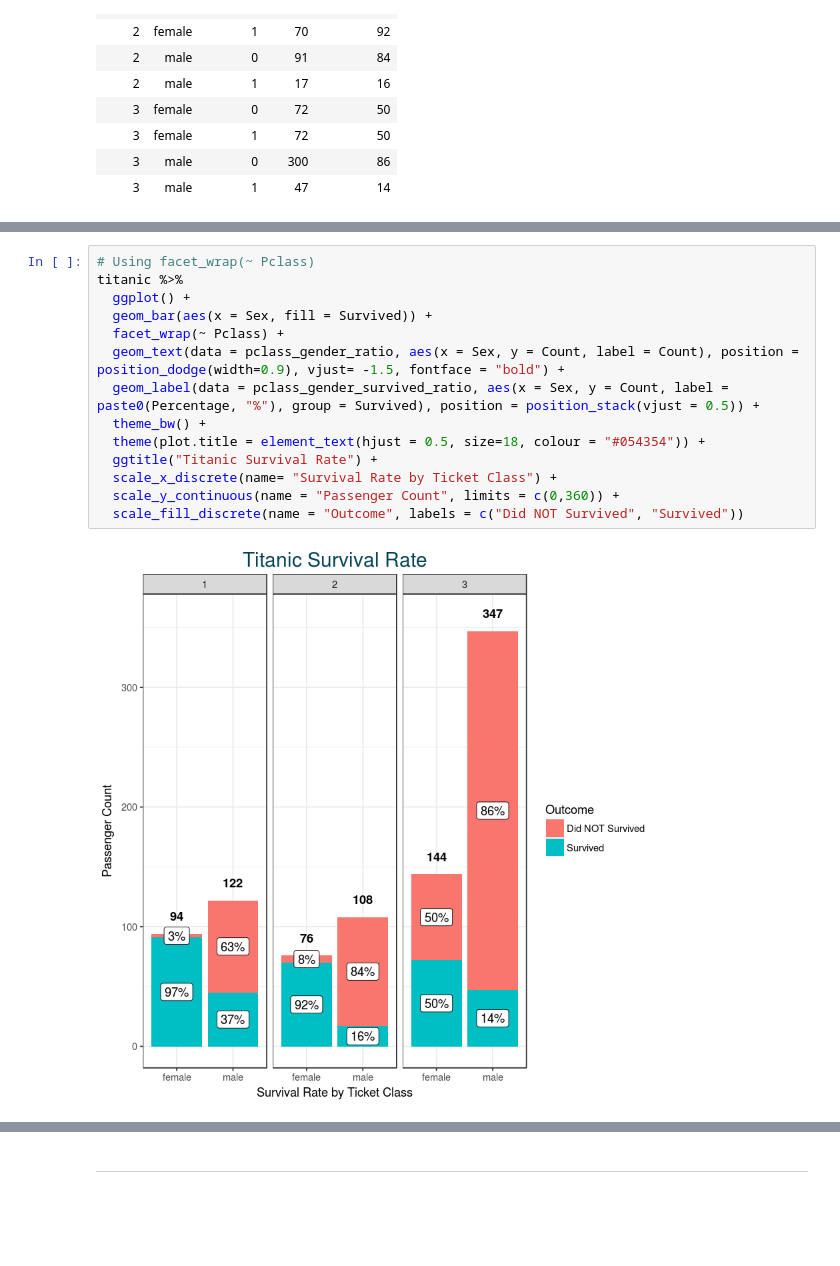
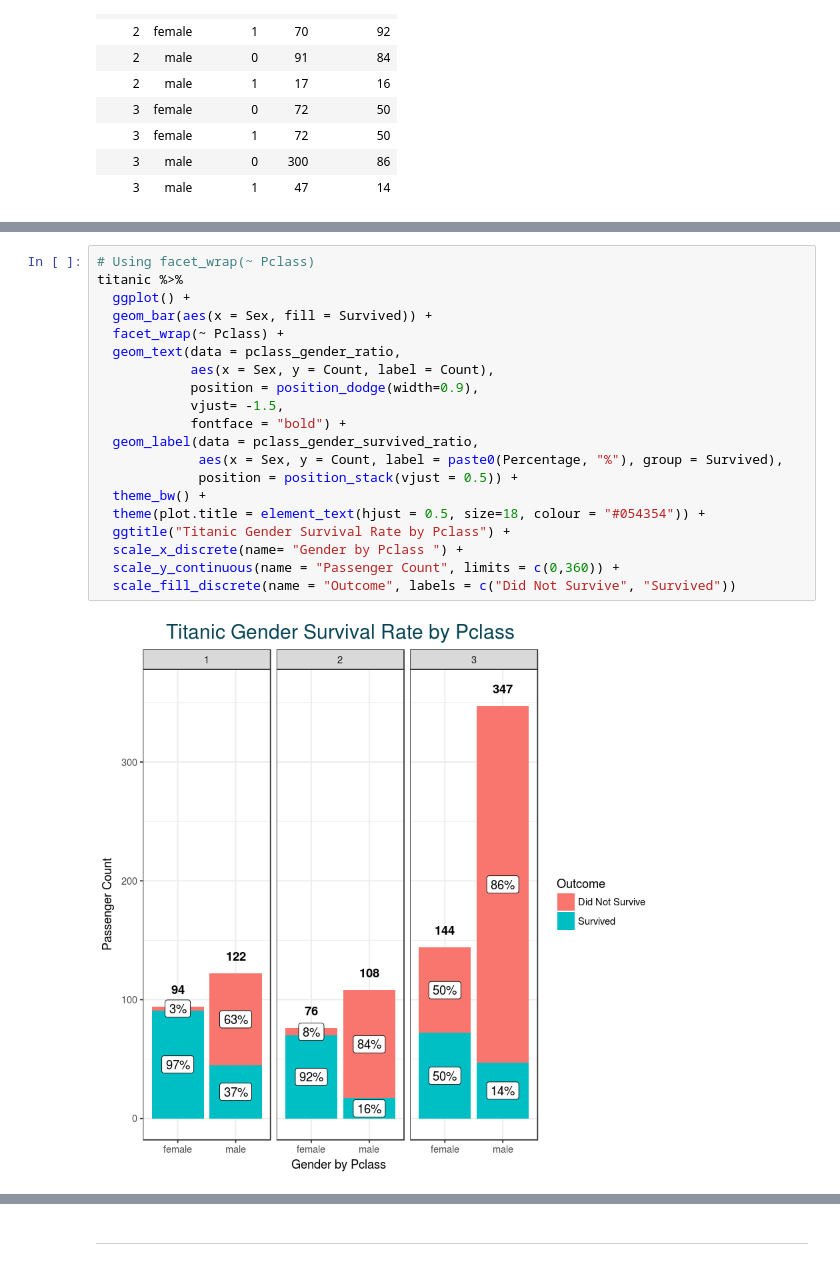
Before and after one commit to romabash/kaggle-titanic, a Jupyter notebook: notebooks/2_Initial-Visualization.ipynb, the cells around one changed output, grey strips where cells are left out. Saved outputs shown, nothing was run; the diff lists cells and outputs as text; blank space fills up the shorter version.

```diff
--- a/notebooks/2_Initial-Visualization.ipynb
+++ b/notebooks/2_Initial-Visualization.ipynb
@@ -390,16 +377,22 @@ pclass_gender_survived_ratio
 # %%
 # Using facet_wrap(~ Pclass)
 titanic %>%
   ggplot() +
   geom_bar(aes(x = Sex, fill = Survived)) +
   facet_wrap(~ Pclass) +
-  geom_text(data = pclass_gender_ratio, aes(x = Sex, y = Count, label = Count), position = position_dodge(width=0.9), vjust= -1.5, fontface = "bold") +
-  geom_label(data = pclass_gender_survived_ratio, aes(x = Sex, y = Count, label = paste0(Percentage, "%"), group = Survived), position = position_stack(vjust = 0.5)) +
+  geom_text(data = pclass_gender_ratio,
+            aes(x = Sex, y = Count, label = Count),
+            position = position_dodge(width=0.9),
+            vjust= -1.5,
+            fontface = "bold") +
+  geom_label(data = pclass_gender_survived_ratio,
+             aes(x = Sex, y = Count, label = paste0(Percentage, "%"), group = Survived),
+             position = position_stack(vjust = 0.5)) +
   theme_bw() +
   theme(plot.title = element_text(hjust = 0.5, size=18, colour = "#054354")) +
-  ggtitle("Titanic Survival Rate") +
-  scale_x_discrete(name= "Survival Rate by Ticket Class") +
+  ggtitle("Titanic Gender Survival Rate by Pclass") +
+  scale_x_discrete(name= "Gender by Pclass ") +
   scale_y_continuous(name = "Passenger Count", limits = c(0,360)) +
-  scale_fill_discrete(name = "Outcome", labels = c("Did NOT Survived", "Survived"))
+  scale_fill_discrete(name = "Outcome", labels = c("Did Not Survive", "Survived"))
 # %% [output]
-[figure, old version]
+[figure, new version]
```
Also changed, not shown: parts of 9 cells of this notebook.
